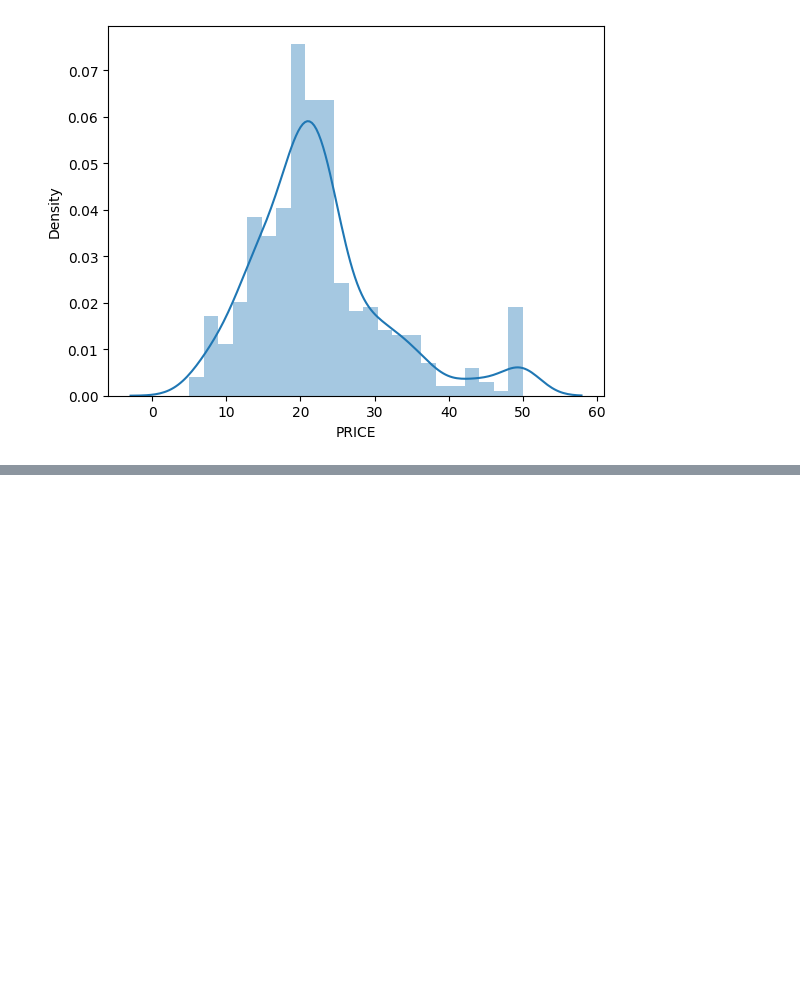
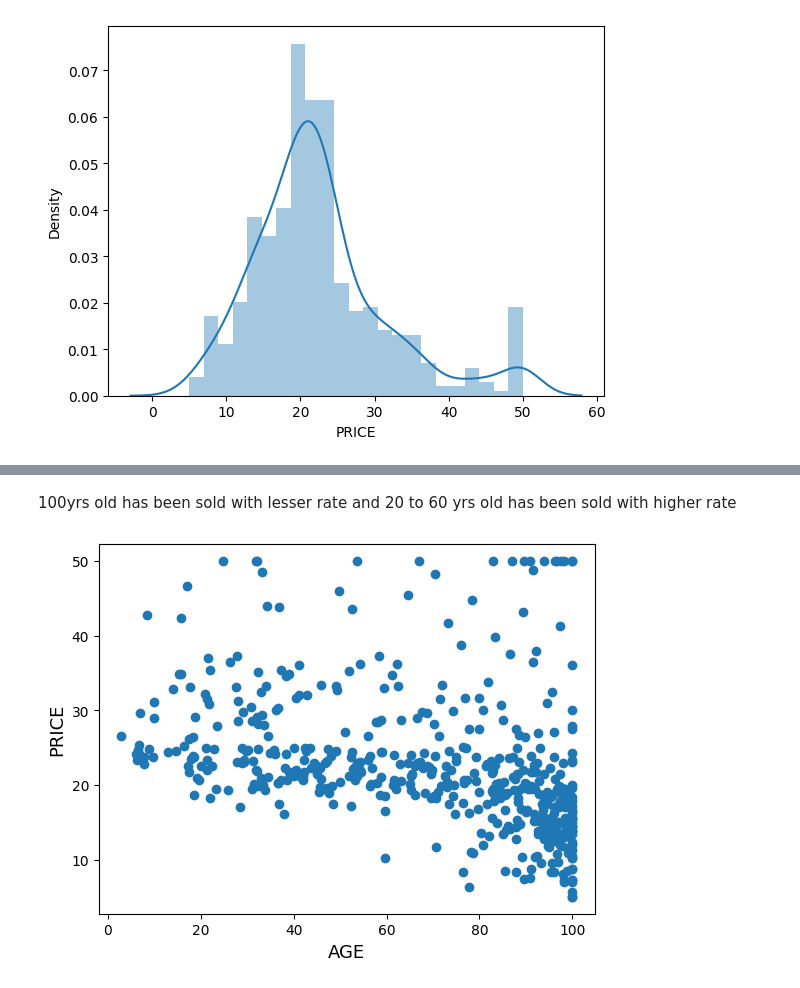
Before and after one commit to prabhjyot009/Machine-learning, a Jupyter notebook: Projects/BostonHousePricePrediction.ipynb, the cells around one changed output, grey strips where cells are left out. Saved outputs shown, nothing was run; the diff lists cells and outputs as text; code cells hidden in the pictures; blank space fills up the shorter version.

```diff
--- a/Projects/BostonHousePricePrediction.ipynb
+++ b/Projects/BostonHousePricePrediction.ipynb
@@ -101,0 +124,10 @@ https://gist.github.com/mwaskom/de44147ed2974457ad6372750bbe5751
+# %% [markdown]
+100yrs old has been sold with lesser rate and 20 to 60 yrs old has been sold with higher rate
+# %%
+fig, ax=plt.subplots()
+ax.scatter( x=load_boston['AGE'],y=load_boston['PRICE'])
+plt.ylabel('PRICE',fontsize=13)
+plt.xlabel('AGE',fontsize=13)
+plt.show()
+# %% [output]
+[figure, added]
```
Also changed, not shown: parts of 4 cells of this notebook.
